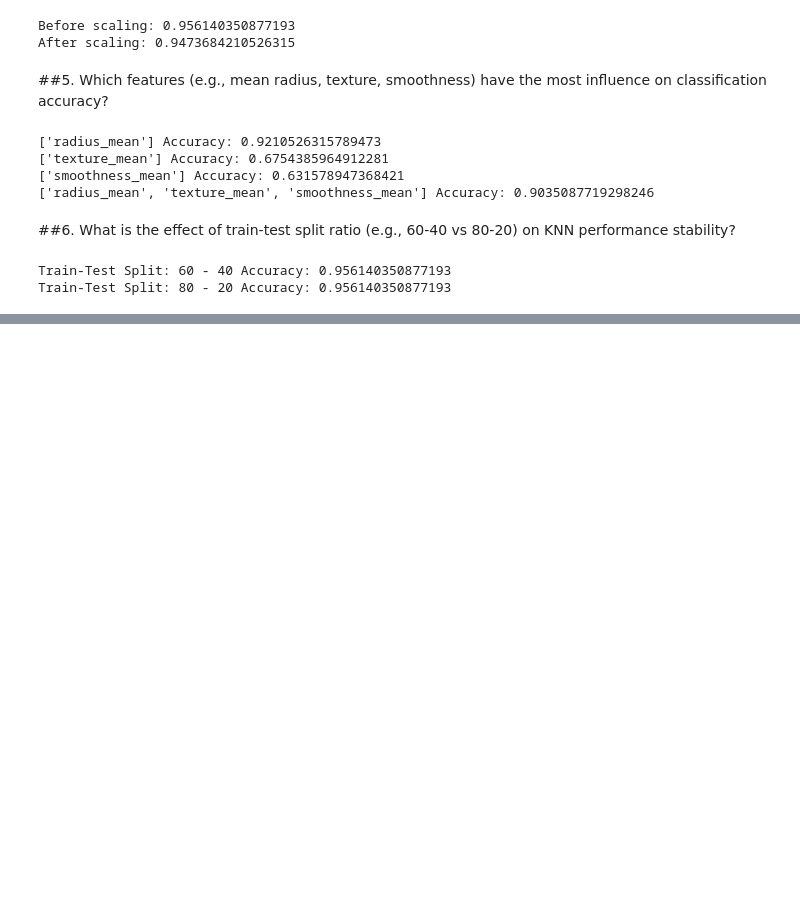
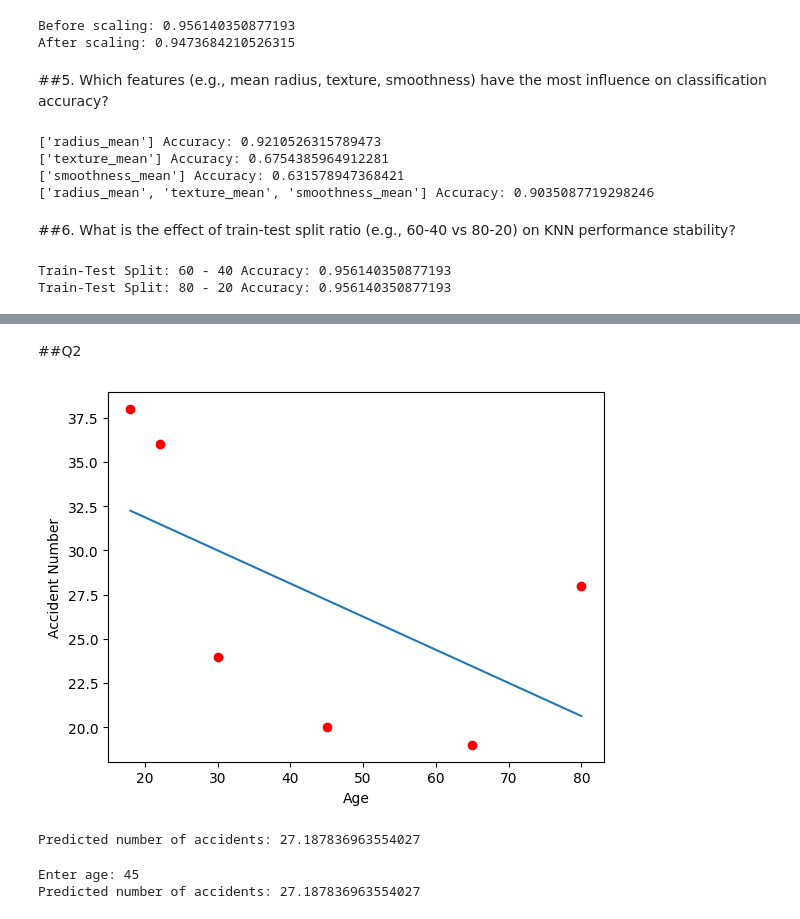
Before and after one commit to Gouri4666/MCA, a Jupyter notebook: sem3_lab/datascience/DataScience.ipynb, the cells around one changed output, grey strips where cells are left out. Drawn from its saved outputs; the diff is of its cells as text; code cells hidden in the pictures; blank space fills up the shorter version.

```diff
--- a/sem3_lab/datascience/DataScience.ipynb
+++ b/sem3_lab/datascience/DataScience.ipynb
@@ -2665,0 +2704,30 @@ Train-Test Split: 80 - 20 Accuracy: 0.956140350877193
+# %% [markdown]
+##Q2
+# %%
+from sklearn.linear_model import LinearRegression
+import numpy as np
+import matplotlib.pyplot as plt
+age=np.array([18,22,30,45,65,80])
+accident_no=np.array([38,36,24,20,19,28])
+model=LinearRegression()
+model.fit(age.reshape(-1,1),accident_no)
+predict_accident_no = model.predict(age.reshape(-1, 1))
+plt.scatter(age, accident_no,color="red")
+plt.plot(age, predict_accident_no)
+plt.xlabel("Age")
+plt.ylabel("Accident Number")
+plt.show()
+# %% [output]
+[figure, added]
+# %%
+predicted_accidents = model.predict([[45]])
+print("Predicted number of accidents:", predicted_accidents[0])
+# %% [output]
+Predicted number of accidents: 27.187836963554027
+# %%
+user_age = float(input("Enter age: "))
+predicted_accidents = model.predict([[user_age]])
+print("Predicted number of accidents:", predicted_accidents[0])
+# %% [output]
+Enter age: 45
+Predicted number of accidents: 27.187836963554027
```
Also changed, not shown: parts of 8 cells of this notebook.
